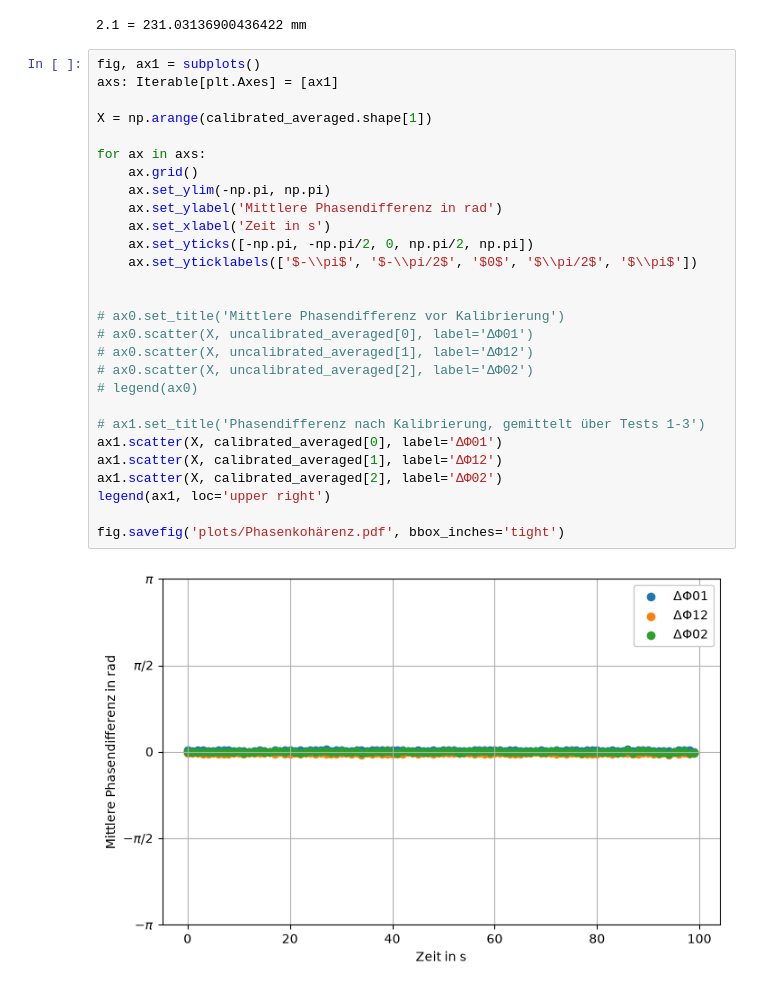
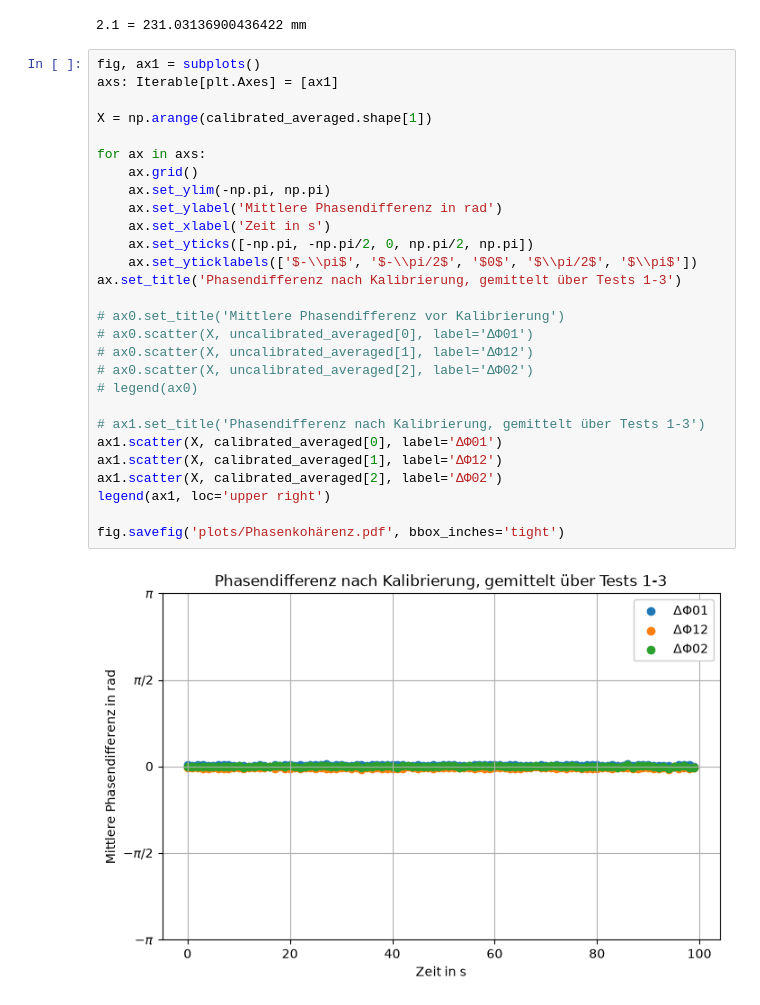
Before and after one commit to mathklk/QCDF, a Jupyter notebook: analyze/coherence.ipynb, the cells around one changed output. Saved outputs shown, nothing was run; the diff lists cells and outputs as text.

```diff
--- a/analyze/coherence.ipynb
+++ b/analyze/coherence.ipynb
@@ -94,33 +94,33 @@ print(dp, '=', 1000*phaseDiffToEquivalentAntennaDistance(dp), 'mm')
 # %%
 fig, ax1 = subplots()
 axs: Iterable[plt.Axes] = [ax1]
 
 X = np.arange(calibrated_averaged.shape[1])
 
 for ax in axs:
     ax.grid()
     ax.set_ylim(-np.pi, np.pi)
     ax.set_ylabel('Mittlere Phasendifferenz in rad')
     ax.set_xlabel('Zeit in s')
     ax.set_yticks([-np.pi, -np.pi/2, 0, np.pi/2, np.pi])
     ax.set_yticklabels(['$-\\pi$', '$-\\pi/2$', '$0$', '$\\pi/2$', '$\\pi$'])
-
+ax.set_title('Phasendifferenz nach Kalibrierung, gemittelt über Tests 1-3')
 
 # ax0.set_title('Mittlere Phasendifferenz vor Kalibrierung')
 # ax0.scatter(X, uncalibrated_averaged[0], label='ΔΦ01')
 # ax0.scatter(X, uncalibrated_averaged[1], label='ΔΦ12')
 # ax0.scatter(X, uncalibrated_averaged[2], label='ΔΦ02')
 # legend(ax0)
 
 # ax1.set_title('Phasendifferenz nach Kalibrierung, gemittelt über Tests 1-3')
 ax1.scatter(X, calibrated_averaged[0], label='ΔΦ01')
 ax1.scatter(X, calibrated_averaged[1], label='ΔΦ12')
 ax1.scatter(X, calibrated_averaged[2], label='ΔΦ02')
 legend(ax1, loc='upper right')
 
 fig.savefig('plots/Phasenkohärenz.pdf', bbox_inches='tight')
 # %% [output]
-[figure, old version]
+[figure, new version]
 # %%
 fig1, axs1 = subplots(2)
 fig2, axs2 = subplots(2)
```
Also changed, not shown: parts of 1 cell of this notebook, 5 other files.
